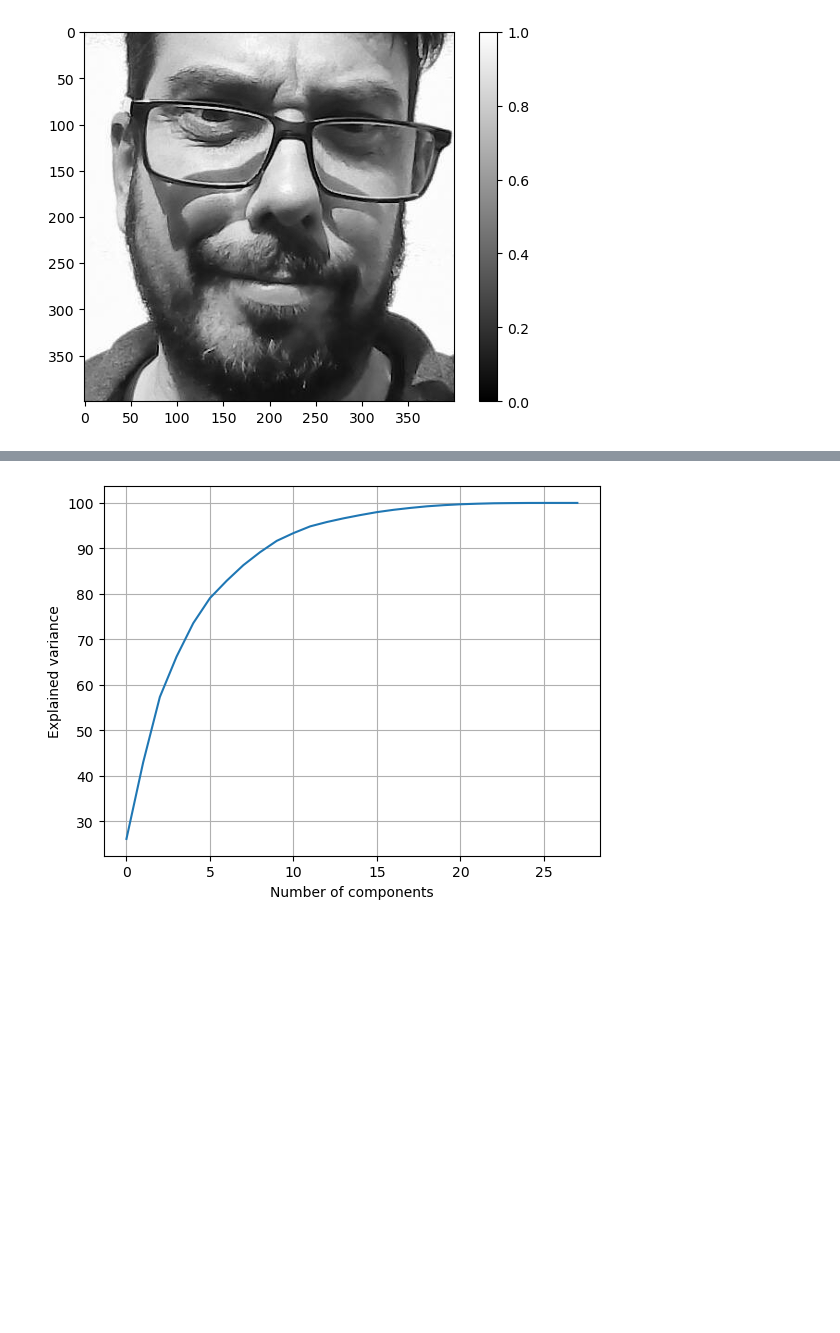
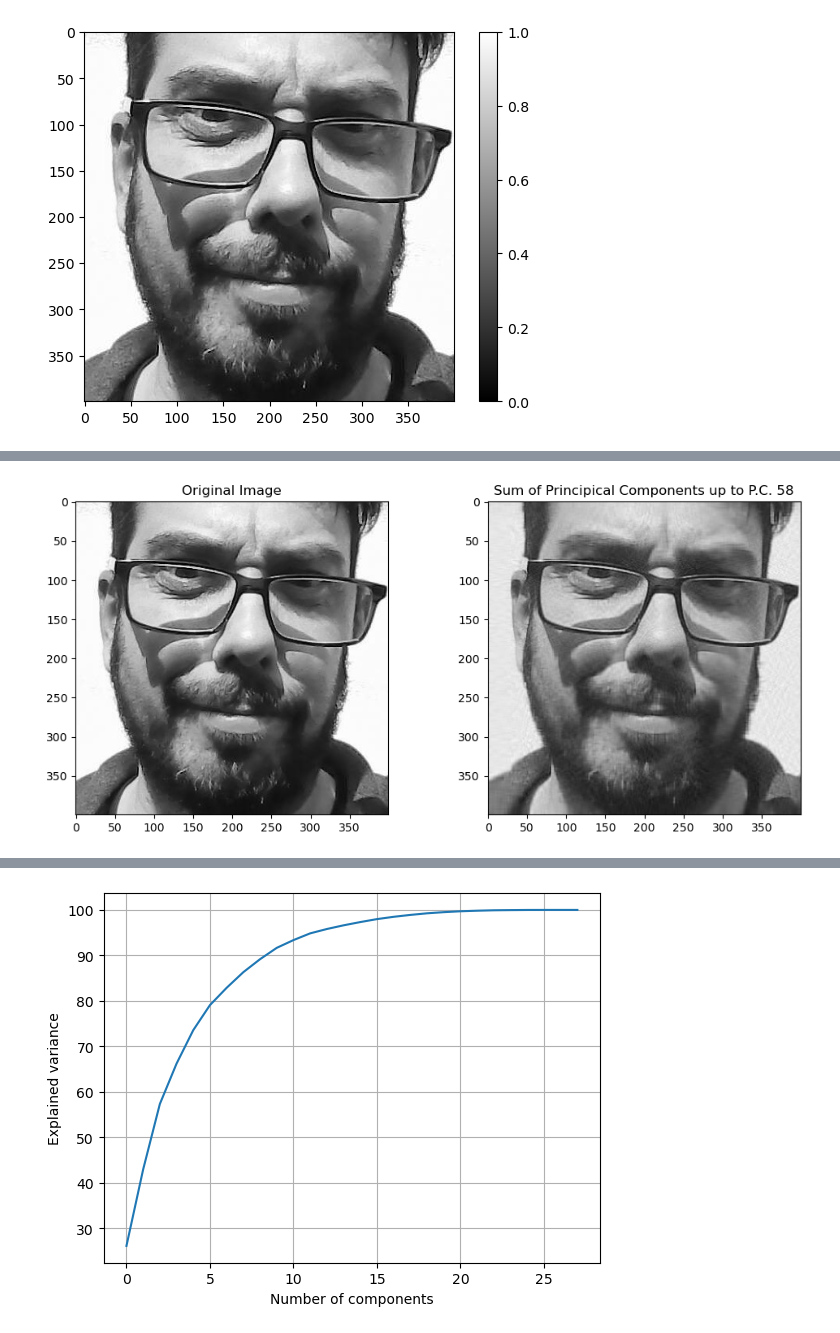
Before and after one commit to rh-pires/principal-component-analysis, a Jupyter notebook: pca_intro.ipynb, the cells around one changed output, grey strips where cells are left out. Cells and saved outputs as stored; diff of their text form; code cells hidden in the pictures; blank space fills up the shorter version.

```diff
--- a/pca_intro.ipynb
+++ b/pca_intro.ipynb
@@ -275,0 +259,8 @@ image_sum_components(np.asarray(mx))
+# %%
+fig, axes = plt.subplots(1,2, figsize=(12,5))
+axes[0].imshow(img_face, cmap="gray")
+axes[0].title.set_text("Original Image")
+axes[1].imshow(img_pc,cmap="gray")
+axes[1].title.set_text("Sum of Principical Components up to P.C. 58")
+# %% [output]
+[figure, added]
```
Also changed, not shown: parts of 16 cells of this notebook, 3 other files.
